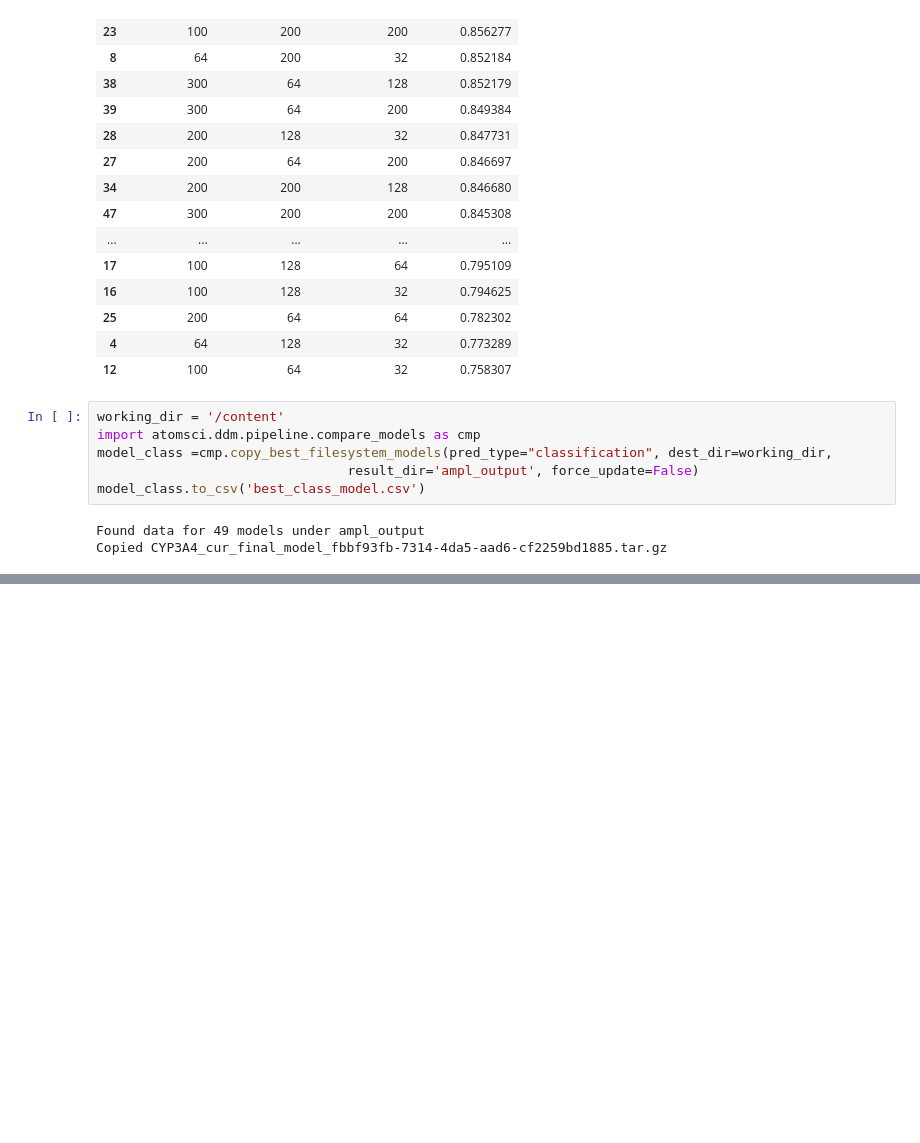
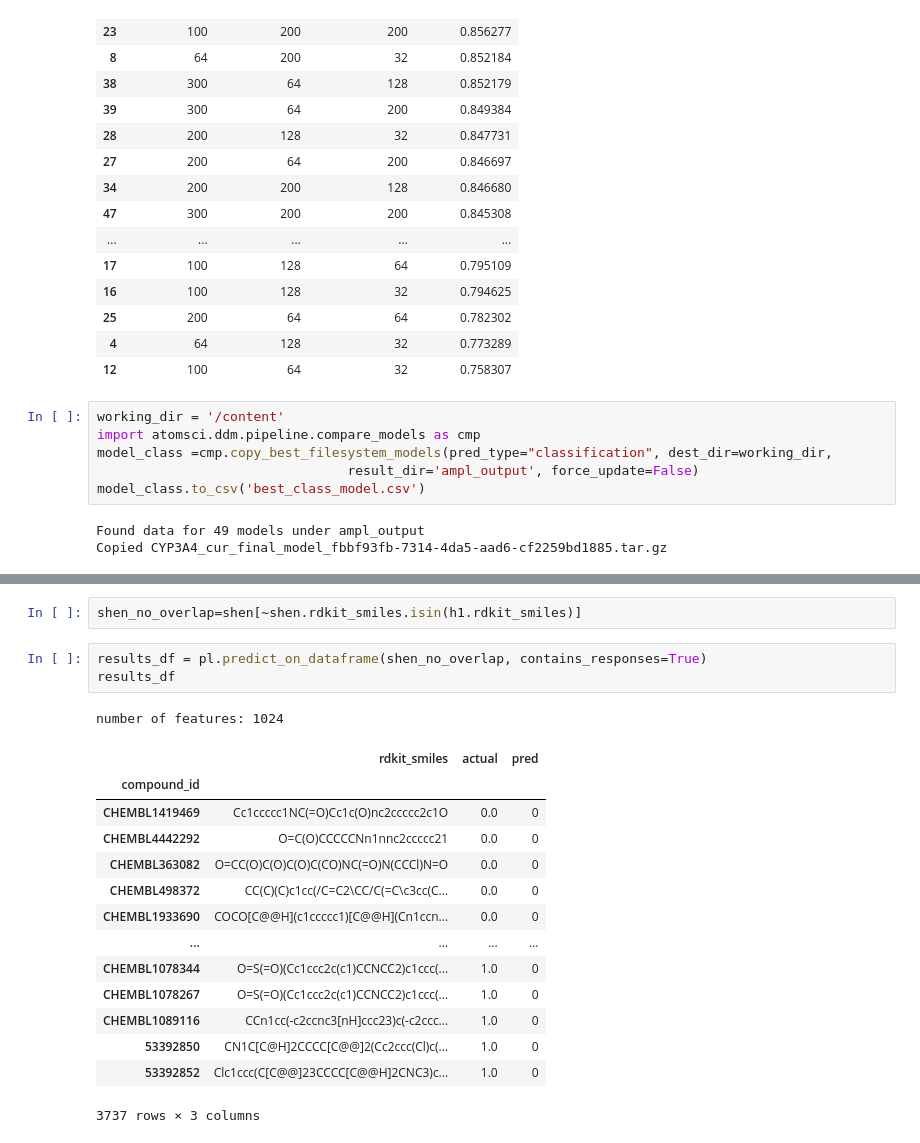
Before and after one commit to jm5159/E4511-2021-Mao, a Jupyter notebook: modeling_classification.ipynb, the cells around one changed output, grey strips where cells are left out. Cells and saved outputs as stored; diff of their text form; blank space fills up the shorter version.

```diff
--- a/modeling_classification.ipynb
+++ b/modeling_classification.ipynb
@@ -464,0 +619,21 @@ Copied CYP3A4_cur_final_model_fbbf93fb-7314-4da5-aad6-cf2259bd1885.tar.gz
+# %%
+shen_no_overlap=shen[~shen.rdkit_smiles.isin(h1.rdkit_smiles)]
+# %%
+results_df = pl.predict_on_dataframe(shen_no_overlap, contains_responses=True)
+results_df
+# %% [output]
+number of features: 1024
+|  | rdkit_smiles | actual | pred |
+| compound_id |  |  |  |
+| CHEMBL1419469 | Cc1ccccc1NC(=O)Cc1c(O)nc2ccccc2c1O | 0.0 | 0 |
+| CHEMBL4442292 | O=C(O)CCCCCNn1nnc2ccccc21 | 0.0 | 0 |
+| CHEMBL363082 | O=CC(O)C(O)C(O)C(CO)NC(=O)N(CCCl)N=O | 0.0 | 0 |
+| CHEMBL498372 | CC(C)(C)c1cc(/C=C2\CC/C(=C\c3cc(C... | 0.0 | 0 |
+| CHEMBL1933690 | COCO[C@@H](c1ccccc1)[C@@H](Cn1ccn... | 0.0 | 0 |
+| ... | ... | ... | ... |
+| CHEMBL1078344 | O=S(=O)(Cc1ccc2c(c1)CCNCC2)c1ccc(... | 1.0 | 0 |
+| CHEMBL1078267 | O=S(=O)(Cc1ccc2c(c1)CCNCC2)c1ccc(... | 1.0 | 0 |
+| CHEMBL1089116 | CCn1cc(-c2ccnc3[nH]ccc23)c(-c2ccc... | 1.0 | 0 |
+| 53392850 | CN1C[C@H]2CCCC[C@@]2(Cc2ccc(Cl)c(... | 1.0 | 0 |
+| 53392852 | Clc1ccc(C[C@@]23CCCC[C@@H]2CNC3)c... | 1.0 | 0 |
+3737 rows × 3 columns
```
Also changed, not shown: parts of 31 cells of this notebook.
